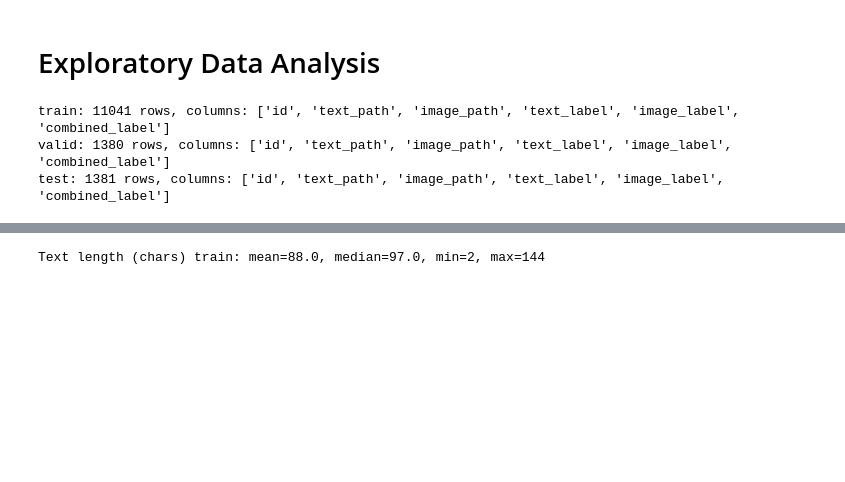
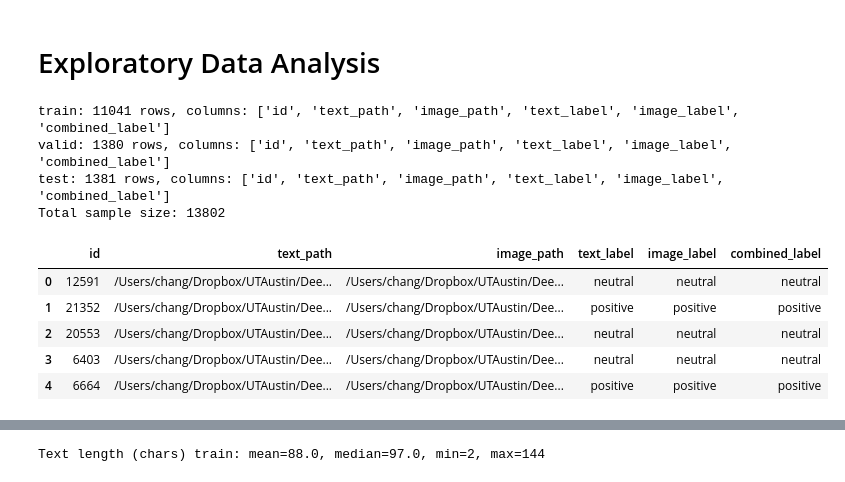
Before and after one commit to cfeng-git/Multimodal-Sentiment-Analysis-with-Image-Text-Data, a Jupyter notebook: notebooks/eda.ipynb, the cells around one changed output, grey strips where cells are left out. Saved outputs shown, nothing was run; the diff lists cells and outputs as text; code cells hidden in the pictures; blank space fills up the shorter version.

```diff
--- a/notebooks/eda.ipynb
+++ b/notebooks/eda.ipynb
@@ -18,9 +18,24 @@ SPLITS = {
 
 # Load all splits
 dfs = {name: pd.read_csv(path) for name, path in SPLITS.items()}
+dataset_size = 0
 for name, df in dfs.items():
+    dataset_size += len(df)
     print(f"{name}: {len(df)} rows, columns: {list(df.columns)}")
+
+
+print(f"Total sample size: {dataset_size}")
 # %% [output]
 train: 11041 rows, columns: ['id', 'text_path', 'image_path', 'text_label', 'image_label', 'combined_label']
 valid: 1380 rows, columns: ['id', 'text_path', 'image_path', 'text_label', 'image_label', 'combined_label']
 test: 1381 rows, columns: ['id', 'text_path', 'image_path', 'text_label', 'image_label', 'combined_label']
+Total sample size: 13802
+# %%
+dfs['train'].head()
+# %% [output]
+|  | id | text_path | image_path | text_label | image_label | combined_label |
+| 0 | 12591 | /Users/chang/Dropbox/UTAustin/Dee... | /Users/chang/Dropbox/UTAustin/Dee... | neutral | neutral | neutral |
+| 1 | 21352 | /Users/chang/Dropbox/UTAustin/Dee... | /Users/chang/Dropbox/UTAustin/Dee... | positive | positive | positive |
+| 2 | 20553 | /Users/chang/Dropbox/UTAustin/Dee... | /Users/chang/Dropbox/UTAustin/Dee... | neutral | neutral | neutral |
+| 3 | 6403 | /Users/chang/Dropbox/UTAustin/Dee... | /Users/chang/Dropbox/UTAustin/Dee... | neutral | neutral | neutral |
+| 4 | 6664 | /Users/chang/Dropbox/UTAustin/Dee... | /Users/chang/Dropbox/UTAustin/Dee... | positive | positive | positive |
```
Also changed, not shown: parts of 2 cells of this notebook.
